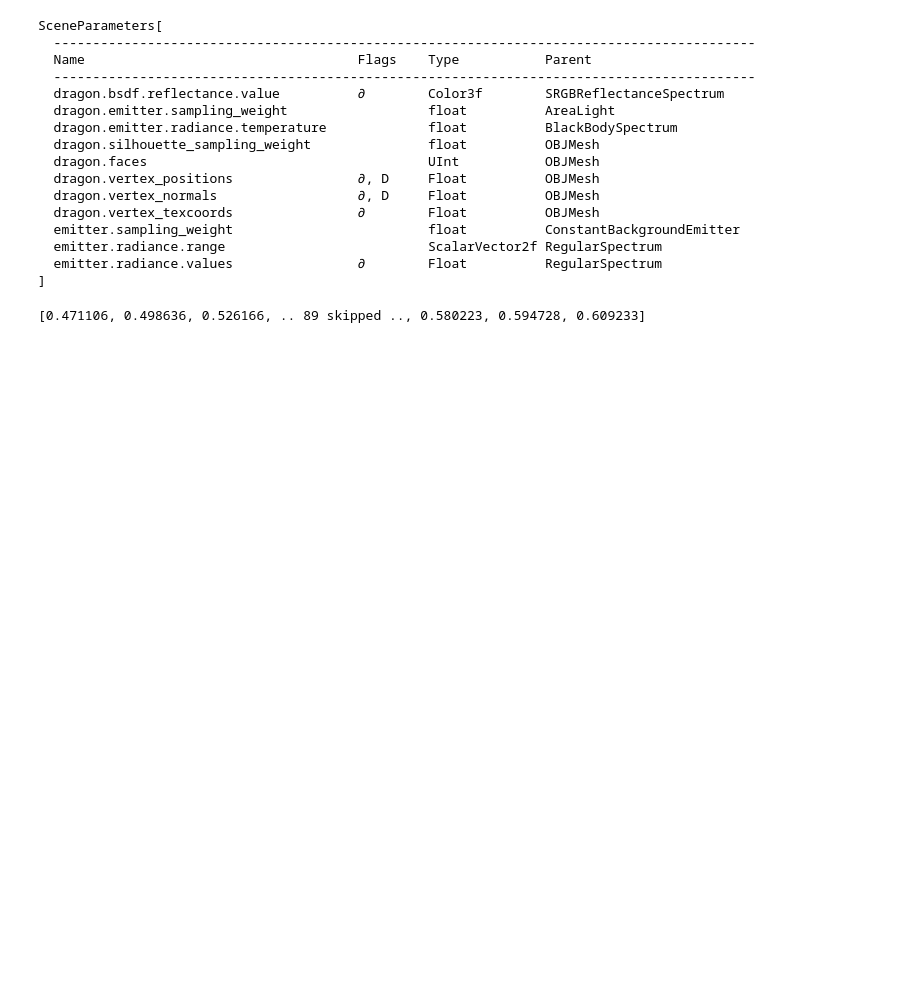
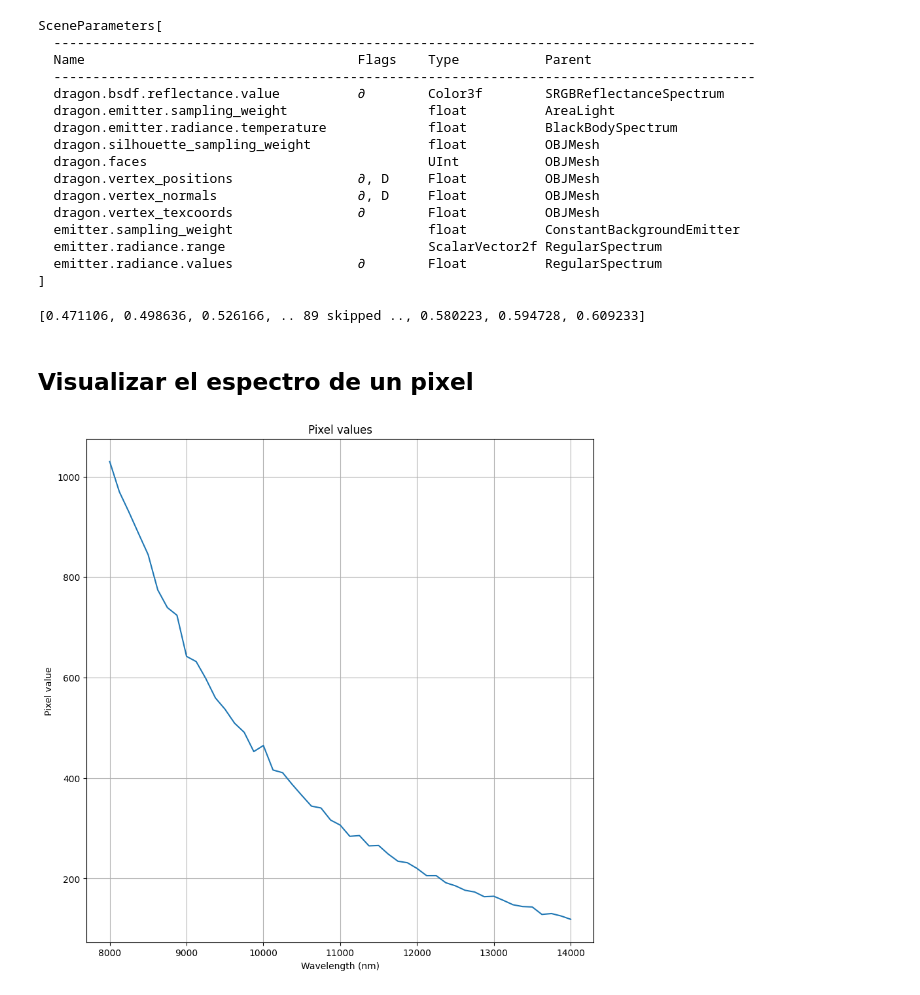
Before and after one commit to pimientoyolo/miThermal, a Jupyter notebook: mitsuba/intro_spectral.ipynb, the cells around one changed output. Cells and saved outputs as stored; diff of their text form; code cells hidden in the pictures; blank space fills up the shorter version.

```diff
--- a/mitsuba/intro_spectral.ipynb
+++ b/mitsuba/intro_spectral.ipynb
@@ -226,3 +228,20 @@ SceneParameters[
 print(scenea['emitter.radiance.values'])
 # %% [output]
 [0.471106, 0.498636, 0.526166, .. 89 skipped .., 0.580223, 0.594728, 0.609233]
+# %% [markdown]
+## Visualizar el espectro de un pixel
+# %%
+x = 200
+y = 250
+
+pixel = imagen[y, x, :].numpy()
+
+plt.figure(figsize=(10, 10))
+plt.plot(wave_lengths, pixel)
+plt.title('Pixel values')
+plt.xlabel('Wavelength (nm)')
+plt.ylabel('Pixel value')
+plt.grid()
+plt.show()
+# %% [output]
+[figure, added]
```
Also changed, not shown: parts of 12 cells of this notebook, 1 other file.
